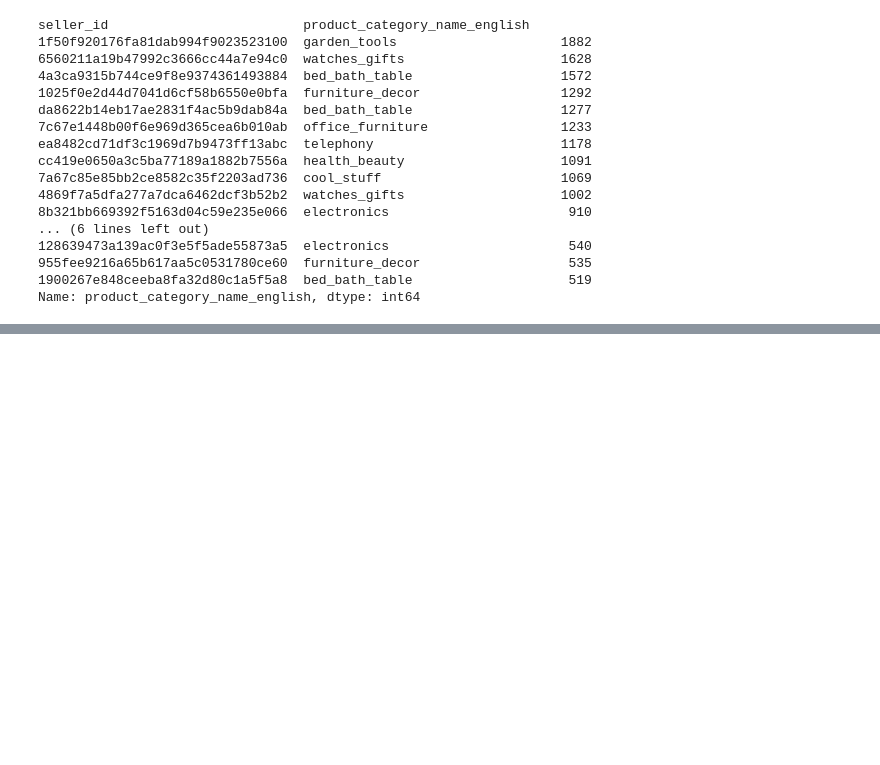
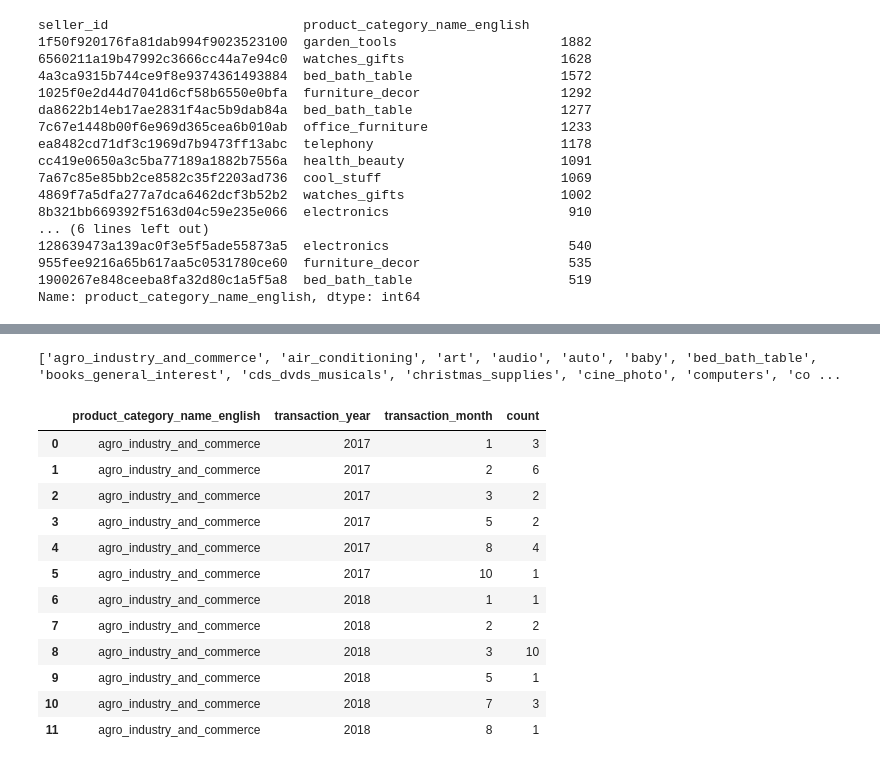
Before and after one commit to Anna103/E-commerce-Inventory-Management-by-Forecasting-Sales., a Jupyter notebook: understanding_data.ipynb, the cells around one changed output, grey strips where cells are left out. Saved outputs shown, nothing was run; the diff lists cells and outputs as text; code cells hidden in the pictures; blank space fills up the shorter version.

```diff
--- a/understanding_data.ipynb
+++ b/understanding_data.ipynb
@@ -332,0 +437,21 @@ Name: product_category_name_english, dtype: int64
+# %%
+list_of_prod_cat=list(data_new_count.product_category_name_english.unique())
+print(list_of_prod_cat)
+# %% [output]
+['agro_industry_and_commerce', 'air_conditioning', 'art', 'audio', 'auto', 'baby', 'bed_bath_table', 'books_general_interest', 'cds_dvds_musicals', 'christmas_supplies', 'cine_photo', 'computers', 'co ...
+# %%
+data_new_count[(data_new_count['product_category_name_english']==list_of_prod_cat[0])]
+# %% [output]
+|  | product_category_name_english | transaction_year | transaction_month | count |
+| 0 | agro_industry_and_commerce | 2017 | 1 | 3 |
+| 1 | agro_industry_and_commerce | 2017 | 2 | 6 |
+| 2 | agro_industry_and_commerce | 2017 | 3 | 2 |
+| 3 | agro_industry_and_commerce | 2017 | 5 | 2 |
+| 4 | agro_industry_and_commerce | 2017 | 8 | 4 |
+| 5 | agro_industry_and_commerce | 2017 | 10 | 1 |
+| 6 | agro_industry_and_commerce | 2018 | 1 | 1 |
+| 7 | agro_industry_and_commerce | 2018 | 2 | 2 |
+| 8 | agro_industry_and_commerce | 2018 | 3 | 10 |
+| 9 | agro_industry_and_commerce | 2018 | 5 | 1 |
+| 10 | agro_industry_and_commerce | 2018 | 7 | 3 |
+| 11 | agro_industry_and_commerce | 2018 | 8 | 1 |
```
Also changed, not shown: parts of 13 cells of this notebook.
